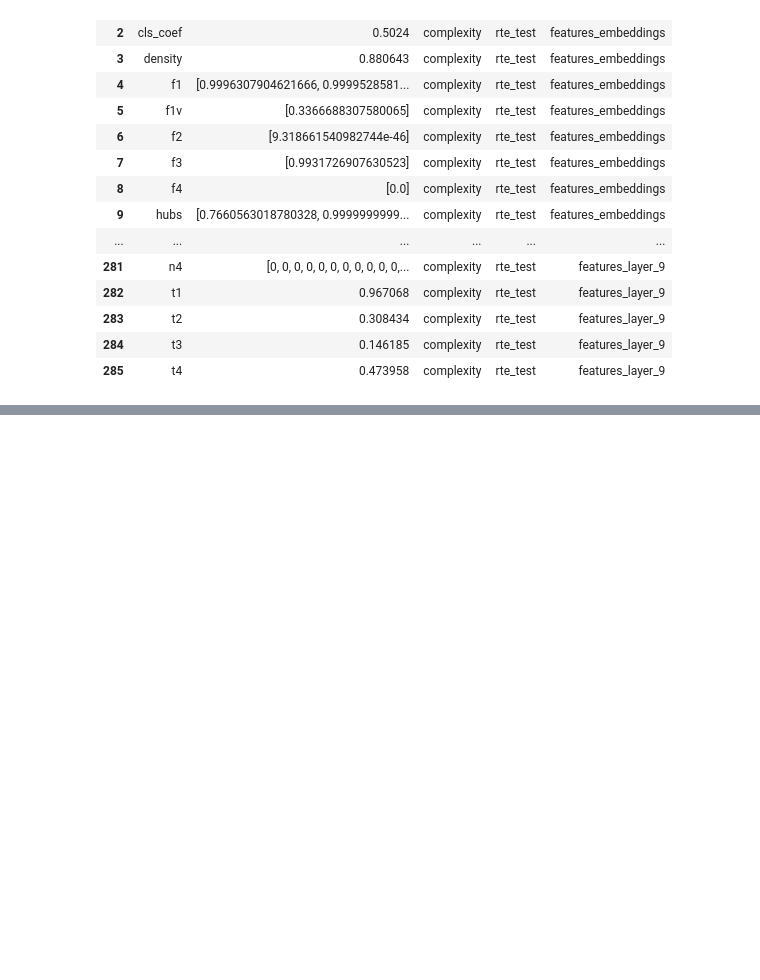
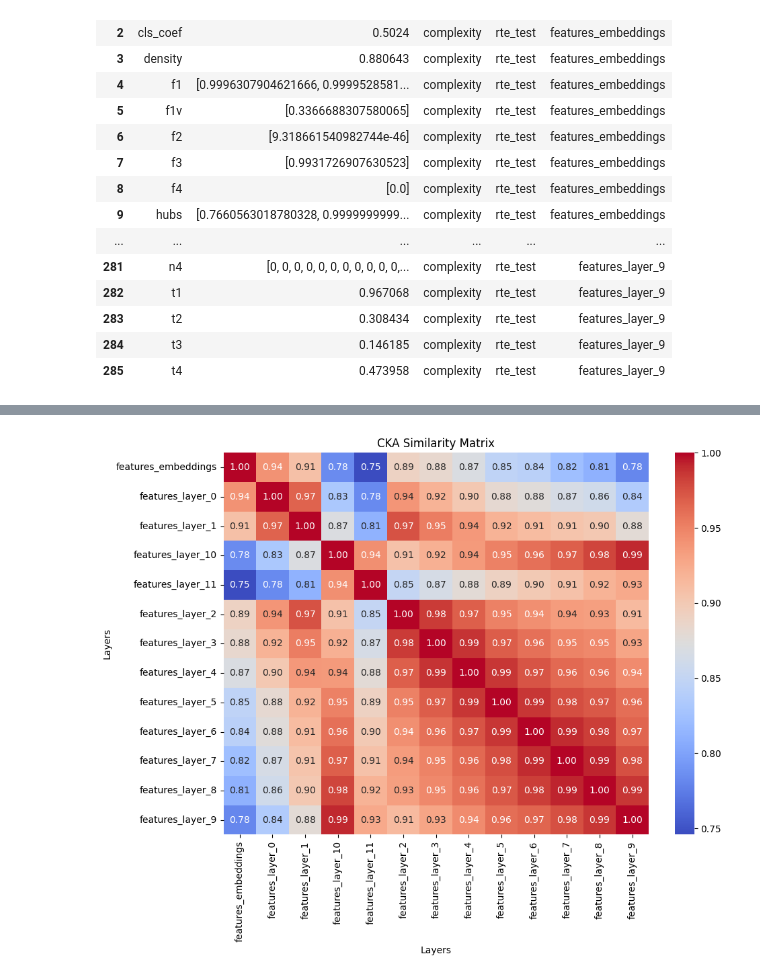
Before and after one commit to DouglasBergamim/unstructured-data-metafeatures, a Jupyter notebook: Notebooks/test_features_extraction.ipynb, the cells around one changed output, grey strips where cells are left out. Drawn from its saved outputs; the diff is of its cells as text; code cells hidden in the pictures; blank space fills up the shorter version.

```diff
--- a/Notebooks/test_features_extraction.ipynb
+++ b/Notebooks/test_features_extraction.ipynb
@@ -1012,0 +1383,75 @@ plot_feature_boxplot_by_layer(meta_df, feature_name="n2", dataset="rte_test")
+# %%
+import numpy as np
+import seaborn as sns
+import matplotlib.pyplot as plt
+
+def _center(X):
+    """Center the matrix by subtracting the mean of each column."""
+    return X - X.mean(axis=0, keepdims=True)
+
+def linear_cka(X, Y, eps=1e-12):
+    """
+    Compute the linear CKA (Centered Kernel Alignment) similarity between two matrices X and Y.
+
+    Args:
+        X (np.ndarray): First matrix of shape (n_samples, n_features).
+        Y (np.ndarray): Second matrix of shape (n_samples, n_features).
+        eps (float, optional): Small value to avoid division by zero. Defaults to 1e-12.
+
+    Returns:
+        float: CKA similarity value between X and Y.
+    """
+    X = _center(X)
+    Y = _center(Y)
+    XtY = X.T @ Y
+    num = np.linalg.norm(XtY, ord="fro")**2
+    den = (np.linalg.norm(X.T @ X, ord="fro") * np.linalg.norm(Y.T @ Y, ord="fro")) + eps
+    return float(num / den)
+
+def cka_matrix(layers):
+    """
+    Compute the CKA similarity matrix for a list of layers.
+
+    Args:
+        layers (list of np.ndarray): List of matrices representing layers.
+
+    Returns:
+        np.ndarray: Symmetric matrix of CKA similarity values.
+    """
+    L = len(layers)
+    M = np.eye(L, dtype=float)
+    for i in range(L):
+        for j in range(i + 1, L):
+            v = linear_cka(layers[i], layers[j])
+            M[i, j] = M[j, i] = v
+    return M
+
+def plot_cka_matrix(cka_matrix, layer_names, figsize=(10, 8)):
+    """
+    Plot the CKA similarity matrix as a heatmap.
+
+    Args:
+        cka_matrix (np.ndarray): Symmetric matrix of CKA similarity values.
+        layer_names (list of str): Names of the layers corresponding to the matrix.
+        figsize (tuple, optional): Size of the heatmap figure. Defaults to (10, 8).
+    """
+    plt.figure(figsize=figsize)
+    sns.heatmap(cka_matrix, xticklabels=layer_names, yticklabels=layer_names, cmap="coolwarm", annot=True, fmt=".2f")
+    plt.title("CKA Similarity Matrix")
+    plt.xlabel("Layers")
+    plt.ylabel("Layers")
+    plt.tight_layout()
+    plt.show()
+
+#Example usage
+# Assuming `full_dataset` is a dictionary with layer names as keys and their corresponding matrices as values
+loaded_data = np.load('../data/features/full_rte_allsplits_features.npz', allow_pickle=True)
+feature_keys = [k for k in loaded_data.files if k.startswith("features_")]
+full_dataset = {k: loaded_data[k][:2490] for k in feature_keys}
+layers = [full_dataset[k] for k in sorted(feature_keys)]
+layer_names = sorted(feature_keys)
+layer_names = ["features_input" if n == "features_embeddings" else n for n in layer_names]
+cka_mat = cka_matrix(layers)
+plot_cka_matrix(cka_mat, layer_names)
+# %% [output]
+[figure, added]
```
Also changed, not shown: parts of 19 cells of this notebook, 10 other files.
